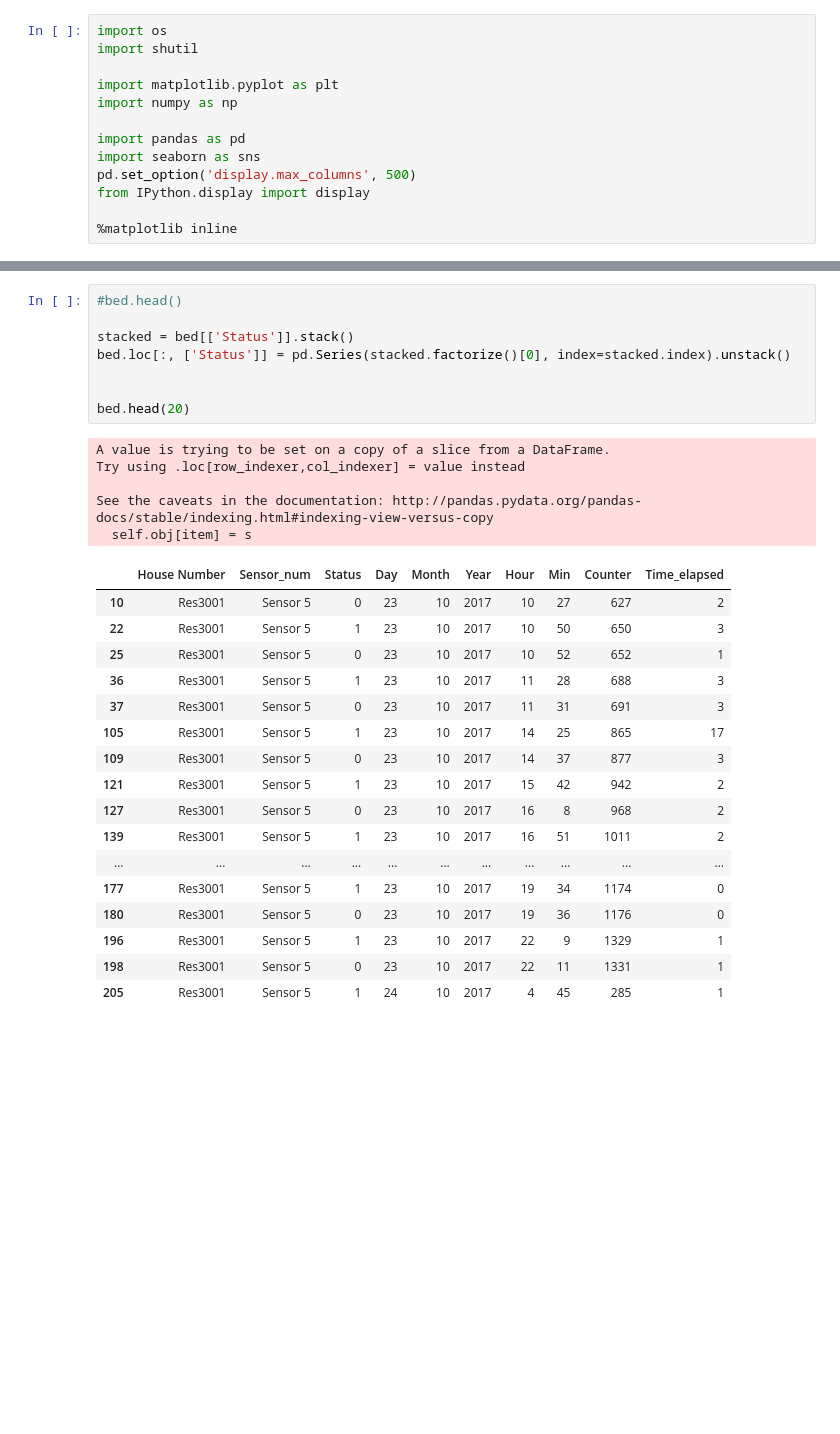
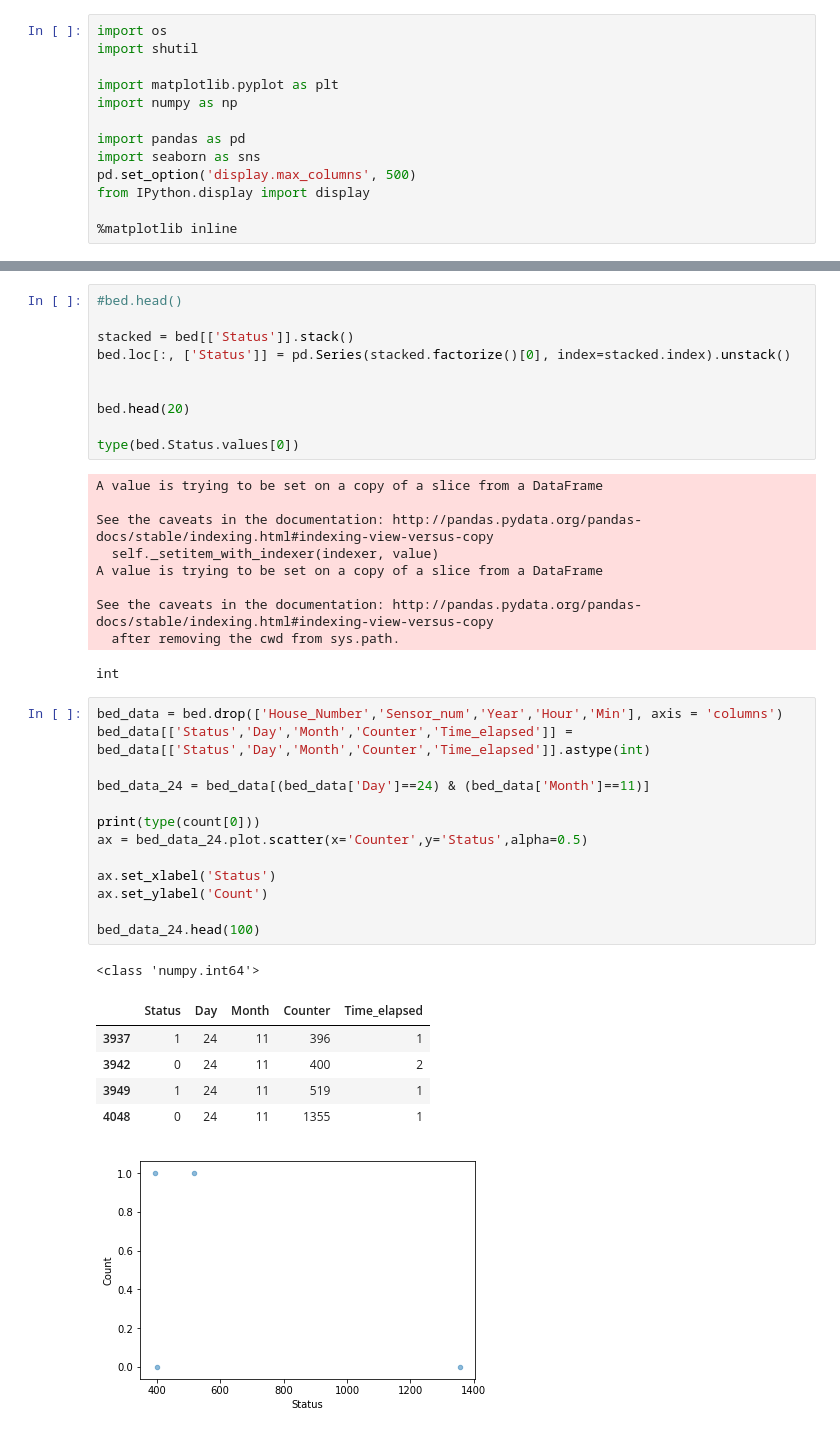
Before and after one commit to aorbani/SmartCity_DS, a Jupyter notebook: smart.ipynb, the cells around one changed output, grey strips where cells are left out. Saved outputs shown, nothing was run; the diff lists cells and outputs as text; blank space fills up the shorter version.

```diff
--- a/smart.ipynb
+++ b/smart.ipynb
@@ -69,26 +67,36 @@ bed.loc[:, ['Status']] = pd.Series(stacked.factorize()[0], index=stacked.index).
 
 
 bed.head(20)
+
+type(bed.Status.values[0])
 # %% [output]
-A value is trying to be set on a copy of a slice from a DataFrame.
-Try using .loc[row_indexer,col_indexer] = value instead
+A value is trying to be set on a copy of a slice from a DataFrame
 
 See the caveats in the documentation: http://pandas.pydata.org/pandas-docs/stable/indexing.html#indexing-view-versus-copy
-  self.obj[item] = s
+  self._setitem_with_indexer(indexer, value)
+A value is trying to be set on a copy of a slice from a DataFrame
+
+See the caveats in the documentation: http://pandas.pydata.org/pandas-docs/stable/indexing.html#indexing-view-versus-copy
+  after removing the cwd from sys.path.
-|  | House Number | Sensor_num | Status | Day | Month | Year | Hour | Min | Counter | Time_elapsed |
-| 10 | Res3001 | Sensor 5 | 0 | 23 | 10 | 2017 | 10 | 27 | 627 | 2 |
-| 22 | Res3001 | Sensor 5 | 1 | 23 | 10 | 2017 | 10 | 50 | 650 | 3 |
-| 25 | Res3001 | Sensor 5 | 0 | 23 | 10 | 2017 | 10 | 52 | 652 | 1 |
-| 36 | Res3001 | Sensor 5 | 1 | 23 | 10 | 2017 | 11 | 28 | 688 | 3 |
-| 37 | Res3001 | Sensor 5 | 0 | 23 | 10 | 2017 | 11 | 31 | 691 | 3 |
-| 105 | Res3001 | Sensor 5 | 1 | 23 | 10 | 2017 | 14 | 25 | 865 | 17 |
-| 109 | Res3001 | Sensor 5 | 0 | 23 | 10 | 2017 | 14 | 37 | 877 | 3 |
-| 121 | Res3001 | Sensor 5 | 1 | 23 | 10 | 2017 | 15 | 42 | 942 | 2 |
-| 127 | Res3001 | Sensor 5 | 0 | 23 | 10 | 2017 | 16 | 8 | 968 | 2 |
-| 139 | Res3001 | Sensor 5 | 1 | 23 | 10 | 2017 | 16 | 51 | 1011 | 2 |
-| ... | ... | ... | ... | ... | ... | ... | ... | ... | ... | ... |
-| 177 | Res3001 | Sensor 5 | 1 | 23 | 10 | 2017 | 19 | 34 | 1174 | 0 |
-| 180 | Res3001 | Sensor 5 | 0 | 23 | 10 | 2017 | 19 | 36 | 1176 | 0 |
-| 196 | Res3001 | Sensor 5 | 1 | 23 | 10 | 2017 | 22 | 9 | 1329 | 1 |
-| 198 | Res3001 | Sensor 5 | 0 | 23 | 10 | 2017 | 22 | 11 | 1331 | 1 |
-| 205 | Res3001 | Sensor 5 | 1 | 24 | 10 | 2017 | 4 | 45 | 285 | 1 |
+int
+# %%
+bed_data = bed.drop(['House_Number','Sensor_num','Year','Hour','Min'], axis = 'columns')
+bed_data[['Status','Day','Month','Counter','Time_elapsed']] = bed_data[['Status','Day','Month','Counter','Time_elapsed']].astype(int)
+
+bed_data_24 = bed_data[(bed_data['Day']==24) & (bed_data['Month']==11)]
+
+print(type(count[0]))
+ax = bed_data_24.plot.scatter(x='Counter',y='Status',alpha=0.5)
+
+ax.set_xlabel('Status')
+ax.set_ylabel('Count')
+
+bed_data_24.head(100)
+# %% [output]
+<class 'numpy.int64'>
+|  | Status | Day | Month | Counter | Time_elapsed |
+| 3937 | 1 | 24 | 11 | 396 | 1 |
+| 3942 | 0 | 24 | 11 | 400 | 2 |
+| 3949 | 1 | 24 | 11 | 519 | 1 |
+| 4048 | 0 | 24 | 11 | 1355 | 1 |
+[figure, added]
```
Also changed, not shown: parts of 5 cells of this notebook.
